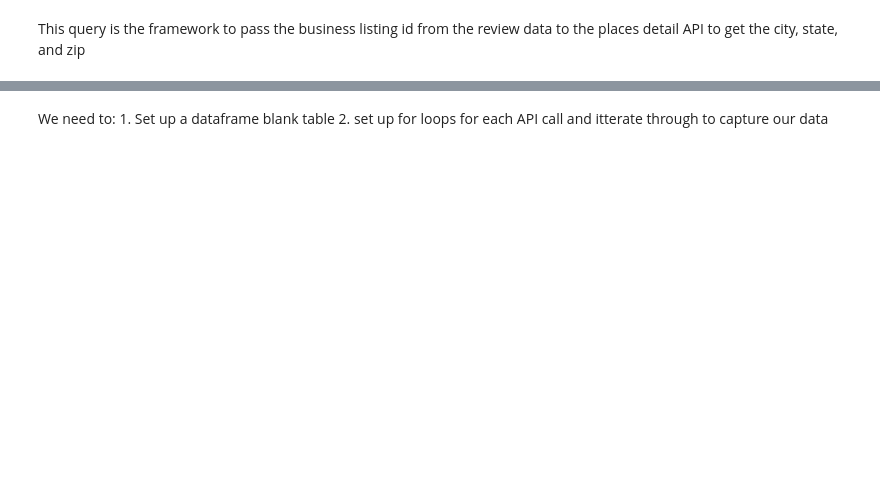
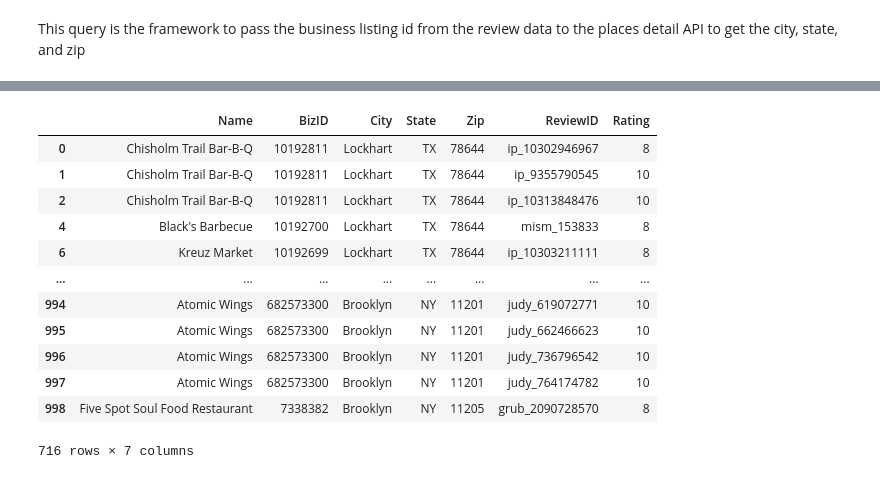
Before and after one commit to jcrettig/API_Group_Project, a Jupyter notebook: DE_working_file_v2.ipynb, the cells around one changed output, grey strips where cells are left out. Cells and saved outputs as stored; diff of their text form; code cells hidden in the pictures; blank space fills up the shorter version.

```diff
--- a/DE_working_file_v2.ipynb
+++ b/DE_working_file_v2.ipynb
@@ -124,7 +141,22 @@ review_df
+# %%
+#dropping any data that has NaN
+# code from this dataframe
+review_df=review_df.dropna()
+review_df
+# %% [output]
+|  | Name | BizID | City | State | Zip | ReviewID | Rating |
+| 0 | Chisholm Trail Bar-B-Q | 10192811 | Lockhart | TX | 78644 | ip_10302946967 | 8 |
+| 1 | Chisholm Trail Bar-B-Q | 10192811 | Lockhart | TX | 78644 | ip_9355790545 | 10 |
+| 2 | Chisholm Trail Bar-B-Q | 10192811 | Lockhart | TX | 78644 | ip_10313848476 | 10 |
+| 4 | Black's Barbecue | 10192700 | Lockhart | TX | 78644 | mism_153833 | 8 |
+| 6 | Kreuz Market | 10192699 | Lockhart | TX | 78644 | ip_10303211111 | 8 |
+| ... | ... | ... | ... | ... | ... | ... | ... |
+| 994 | Atomic Wings | 682573300 | Brooklyn | NY | 11201 | judy_619072771 | 10 |
+| 995 | Atomic Wings | 682573300 | Brooklyn | NY | 11201 | judy_662466623 | 10 |
+| 996 | Atomic Wings | 682573300 | Brooklyn | NY | 11201 | judy_736796542 | 10 |
+| 997 | Atomic Wings | 682573300 | Brooklyn | NY | 11201 | judy_764174782 | 10 |
+| 998 | Five Spot Soul Food Restaurant | 7338382 | Brooklyn | NY | 11205 | grub_2090728570 | 8 |
+716 rows × 7 columns
 # %%
 # Uncomment to see a clean print of the json in the places detail response above
 # print(json.dumps(places_response, indent=4, sort_keys=True))
-# %% [markdown]
-We need to:
-    1. Set up a dataframe blank table
-    2. set up for loops for each API call and itterate through to capture our data
```
Also changed, not shown: parts of 6 cells of this notebook.
